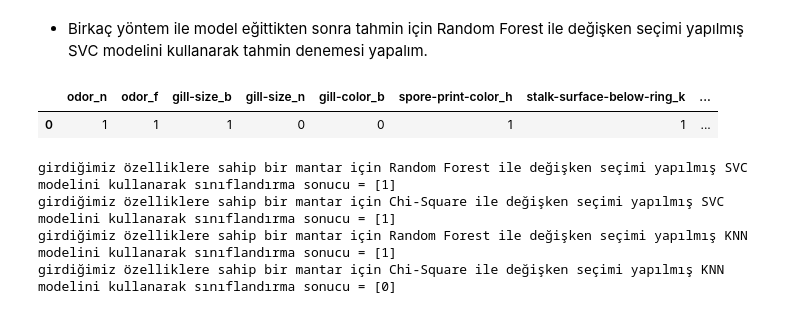
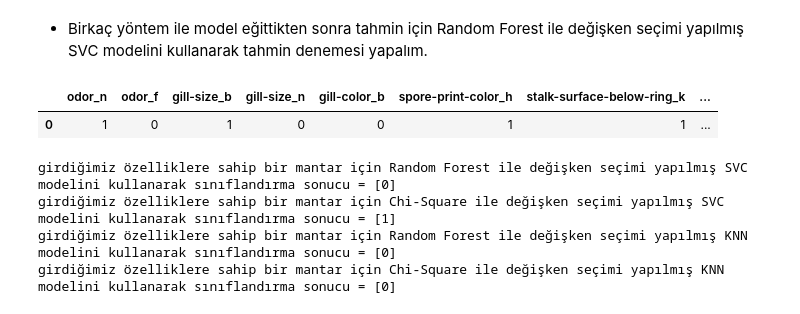
Before and after one commit to eyllcyldrm/MantarSiniflandirma, a Jupyter notebook: mantar sınıflandırma.ipynb, the cells around one changed output. Drawn from its saved outputs; the diff is of its cells as text; code cells hidden in the pictures.

```diff
--- a/mantar sınıflandırma.ipynb
+++ b/mantar sınıflandırma.ipynb
@@ -737,12 +737,12 @@ scores, scores.mean()
 # %% [markdown]
 * Birkaç yöntem ile model eğittikten sonra tahmin için Random Forest ile değişken seçimi yapılmış SVC modelini kullanarak tahmin denemesi yapalım.
 # %%
-y_deneme = pd.DataFrame([[1,1,1,0,0,1,1,0,0,1]], columns = I)
+y_deneme = pd.DataFrame([[1,0,1,0,0,1,1,0,0,1]], columns = I)
 
 y_deneme
 # %% [output]
 |  | odor_n | odor_f | gill-size_b | gill-size_n | gill-color_b | spore-print-color_h | stalk-surface-below-ring_k | ... |
-| 0 | 1 | 1 | 1 | 0 | 0 | 1 | 1 | ... |
+| 0 | 1 | 0 | 1 | 0 | 0 | 1 | 1 | ... |
 # %%
 SVM_predRF = svcRF.predict(y_deneme)
 print("girdiğimiz özelliklere sahip bir mantar için Random Forest ile değişken seçimi yapılmış SVC modelini kullanarak sınıflandırma sonucu = " + str(SVM_predRF))
@@ -756,7 +756,7 @@ print("girdiğimiz özelliklere sahip bir mantar için Random Forest ile değiş
 KNN_predChi = knnChi.predict(y_deneme)
 print("girdiğimiz özelliklere sahip bir mantar için Chi-Square ile değişken seçimi yapılmış KNN modelini kullanarak sınıflandırma sonucu = " + str(KNN_predChi))
 # %% [output]
-girdiğimiz özelliklere sahip bir mantar için Random Forest ile değişken seçimi yapılmış SVC modelini kullanarak sınıflandırma sonucu = [1]
+girdiğimiz özelliklere sahip bir mantar için Random Forest ile değişken seçimi yapılmış SVC modelini kullanarak sınıflandırma sonucu = [0]
 girdiğimiz özelliklere sahip bir mantar için Chi-Square ile değişken seçimi yapılmış SVC modelini kullanarak sınıflandırma sonucu = [1]
-girdiğimiz özelliklere sahip bir mantar için Random Forest ile değişken seçimi yapılmış KNN modelini kullanarak sınıflandırma sonucu = [1]
+girdiğimiz özelliklere sahip bir mantar için Random Forest ile değişken seçimi yapılmış KNN modelini kullanarak sınıflandırma sonucu = [0]
 girdiğimiz özelliklere sahip bir mantar için Chi-Square ile değişken seçimi yapılmış KNN modelini kullanarak sınıflandırma sonucu = [0]
```
Also changed, not shown: parts of 2 cells of this notebook.
